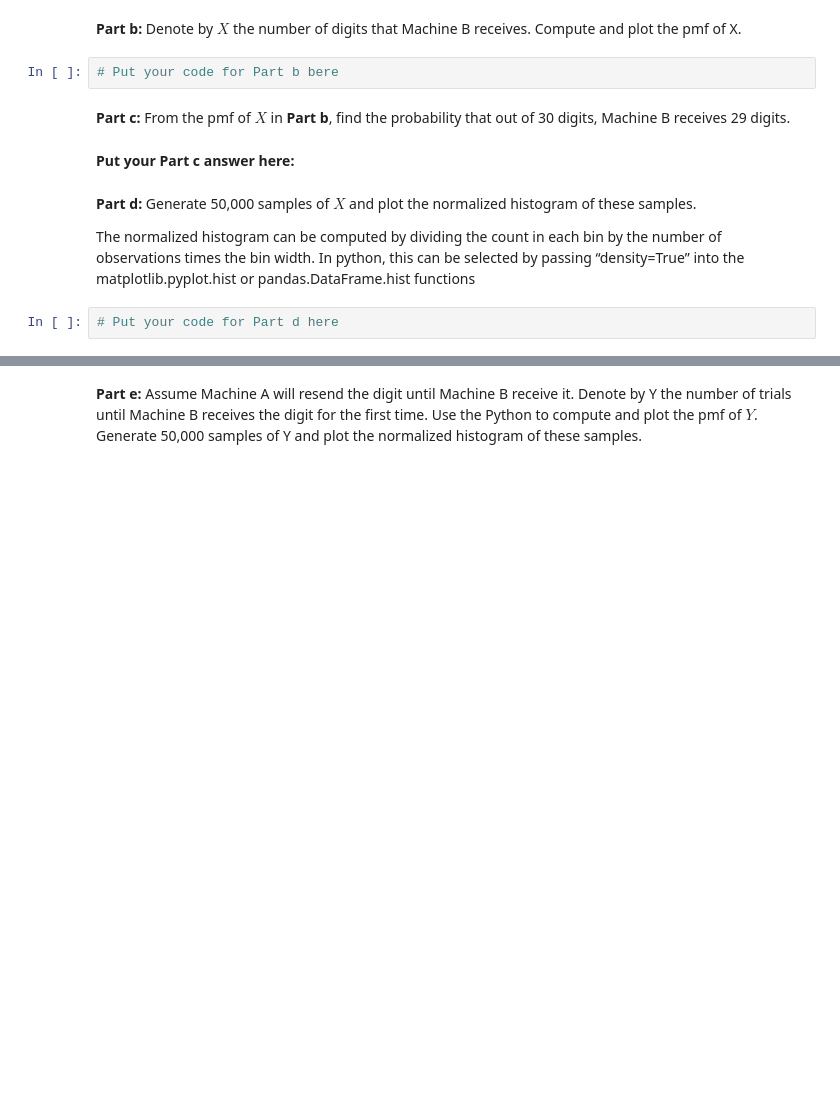
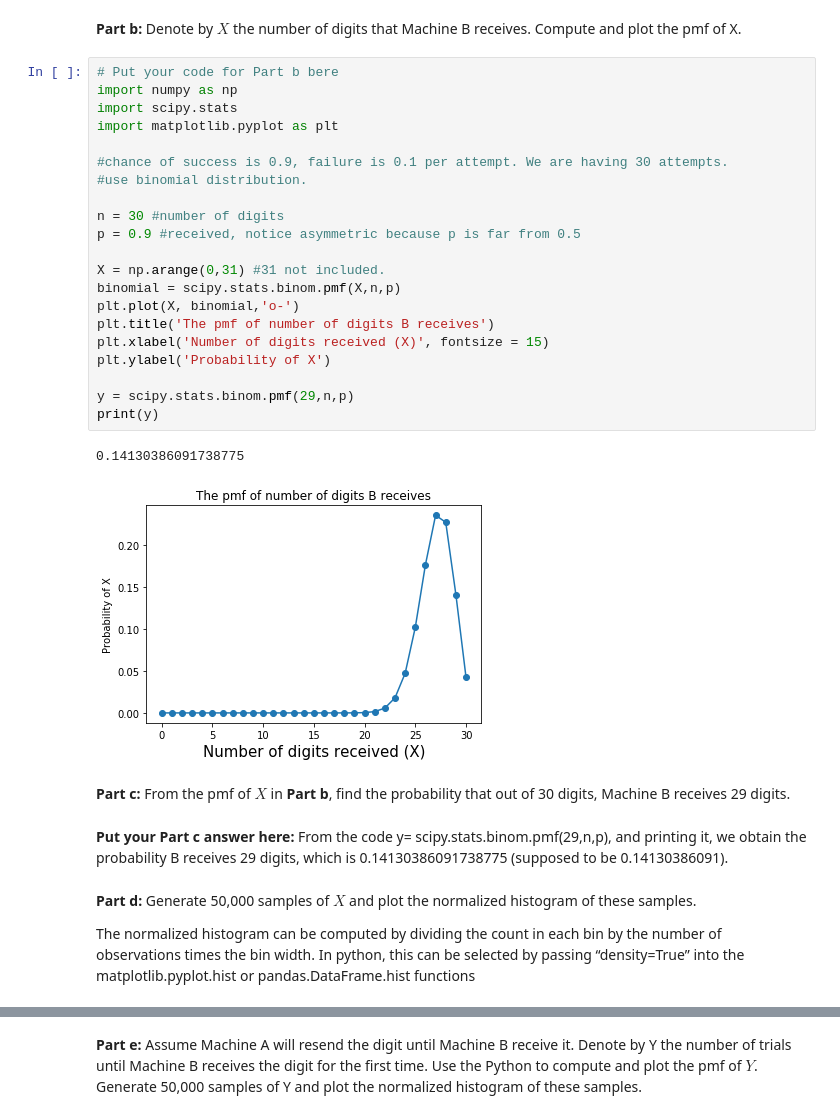
Before and after one commit to ferrispnugraha/ELEC2600H-with-Jupyter-Notebook, a Jupyter notebook: Homework 2 Q6.ipynb, the cells around one changed output, grey strips where cells are left out. Saved outputs shown, nothing was run; the diff lists cells and outputs as text; blank space fills up the shorter version.

```diff
--- a/Homework 2 Q6.ipynb
+++ b/Homework 2 Q6.ipynb
@@ -7,14 +20,37 @@ Consider an experiment in which Machine A sends a sequence of binary digits to M
 # %% [markdown]
 **Part b:** Denote by $X$ the number of digits that Machine B receives. Compute and plot the pmf of X.
-# %%
-# Put your code for Part b bere
+# %%
+# Put your code for Part b bere
+import numpy as np
+import scipy.stats
+import matplotlib.pyplot as plt
+
+#chance of success is 0.9, failure is 0.1 per attempt. We are having 30 attempts.
+#use binomial distribution.
+
+n = 30 #number of digits
+p = 0.9 #received, notice asymmetric because p is far from 0.5
+
+X = np.arange(0,31) #31 not included.
+binomial = scipy.stats.binom.pmf(X,n,p)
+plt.plot(X, binomial,'o-')
+plt.title('The pmf of number of digits B receives')
+plt.xlabel('Number of digits received (X)', fontsize = 15)
+plt.ylabel('Probability of X')
+
+y = scipy.stats.binom.pmf(29,n,p)
+print(y)
+# %% [output]
+0.14130386091738775
+[figure, added]
 # %% [markdown]
 **Part c:** From the pmf of $X$ in **Part b**, find the probability that out of 30 digits, Machine B receives 29 digits.
-# %% [markdown]
-**Put your Part c answer here:**
+# %% [markdown]
+**Put your Part c answer here:**
+From the code y= scipy.stats.binom.pmf(29,n,p), and printing it, we obtain the probability B receives
+29 digits, which is
+0.14130386091738775 (supposed to be 0.14130386091).
 # %% [markdown]
 **Part d:** Generate 50,000 samples of $X$ and plot the normalized histogram of these samples.
 
 The normalized histogram can be computed by dividing the count in each bin by the number of observations times the bin width. In python, this can be selected by passing “density=True” into the matplotlib.pyplot.hist or pandas.DataFrame.hist functions
-# %%
-# Put your code for Part d here
```
Also changed, not shown: parts of 7 cells of this notebook, 2 other files.
